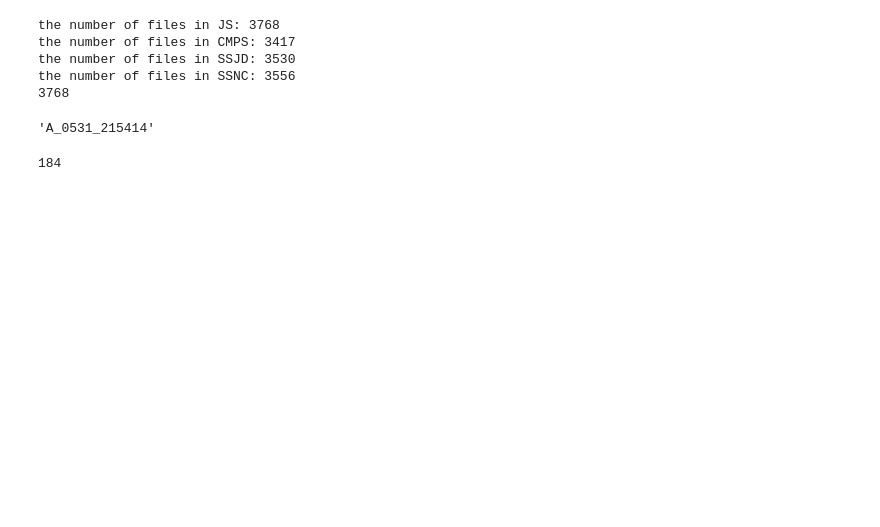
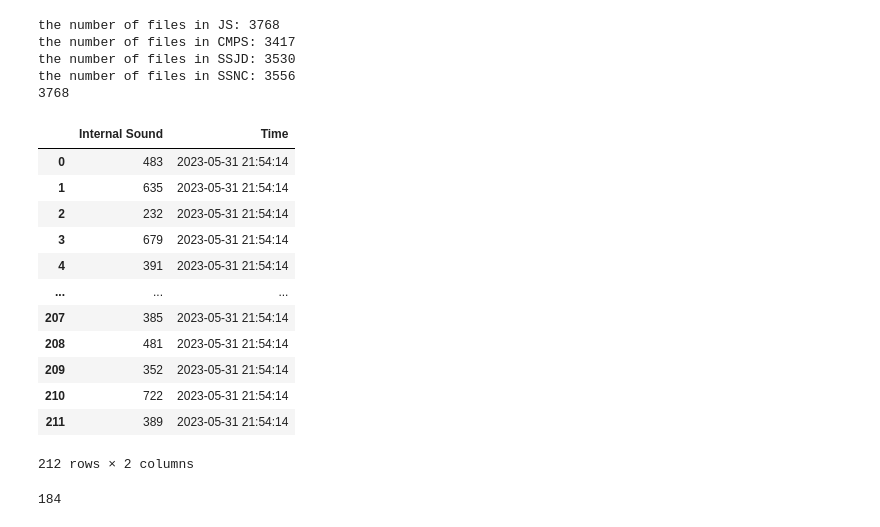
Before and after one commit to changyeon99/forCapstone, a Jupyter notebook: TimingBeltDataPreprocessing.ipynb, the cells around one changed output. Drawn from its saved outputs; the diff is of its cells as text; code cells hidden in the pictures; blank space fills up the shorter version.

```diff
--- a/TimingBeltDataPreprocessing.ipynb
+++ b/TimingBeltDataPreprocessing.ipynb
@@ -13,10 +13,14 @@ pd.options.display.max_rows = 90 # 적당히
 pd.options.display.max_columns = 45
 # %%
 # JS, CMPS, SSJD, SSNC. 결측치 및 이상 데이터를 포함하는 행을 제외한 Internal Sound 열
-filesinJS = []
+filesinJS = [] # 수집된 파일 이름을 알 수 있는 목록을 만들 거예요. 변수 A_0531_232959의 데이터 프레임이 들어갈 예정이라는 것.
 filesinCMPS = []
 filesinSSJD = []
 filesinSSNC = []
+filenamesinJS = []
+filenamesinCMPS = []
+filenamesinSSJD = []
+filenamesinSSNC = []
 faulttypelist = ['JS', 'CMPS', 'SSJD', 'SSNC'] # 결함 유형
 for faulttype in faulttypelist:
     os.chdir("C:\\Users\\99kit\\Desktop\\라즈베리파이제발\\Belt_"+faulttype)
@@ -26,38 +30,54 @@ for faulttype in faulttypelist:
     for i in range(len(filelist)):
         currentfile = datetime.datetime(2023, int(filelist[i][:2]), int(filelist[i][3:5]), int(filelist[i][6:8]), int(filelist[i][9:11]), int(filelist[i][12:14]))
         with open(filelist[i], 'r') as file:
             data = []
             for line in file:
                 values = line.strip().split(',')
                 if len(values)==3:
                     data.append(values) # Internal Sound, Ambient Temmp., Target Temp. 열에 값이 없거나 보다 많은 개수의 값이 존재하는 행은 버릴 것입니다.
             globals()['A_'+currentfile.strftime("%m%d_%H%M%S")] = pd.DataFrame(data, columns=['Internal Sound', 'Ambient Temp.', 'Target Temp.']) # 동적 변수 생성
             globals()['A_'+currentfile.strftime("%m%d_%H%M%S")]['Internal Sound'] = globals()['A_'+currentfile.strftime("%m%d_%H%M%S")]['Internal Sound'].astype(int)
             # globals()['A_'+currentfile.strftime("%m%d_%H%M%S")]['Ambient Temp.'] = globals()['A_'+currentfile.strftime("%m%d_%H%M%S")]['Ambient Temp.'].astype(float) # 온도 데이터 필요할 때 살리세요.
             # globals()['A_'+currentfile.strftime("%m%d_%H%M%S")]['Target Temp.'] = globals()['A_'+currentfile.strftime("%m%d_%H%M%S")]['Target Temp.'].astype(float)
             globals()['A_'+currentfile.strftime("%m%d_%H%M%S")] = pd.DataFrame(globals()['A_'+currentfile.strftime("%m%d_%H%M%S")].loc[:, 'Internal Sound']) # 온도 데이터 필요할 때 죽이세요.
             globals()['A_'+currentfile.strftime("%m%d_%H%M%S")]['Time'] = currentfile # Time 열 추가. 모든 행이 같은 시각.
             globals()['A_'+currentfile.strftime("%m%d_%H%M%S")]['Time'] = pd.to_datetime(globals()['A_'+currentfile.strftime("%m%d_%H%M%S")]['Time'])
             if faulttype == 'JS':
-                filesinJS.append('A_'+currentfile.strftime("%m%d_%H%M%S"))
+                filesinJS.append(globals()['A_'+currentfile.strftime("%m%d_%H%M%S")])
+                filenamesinJS.append('A_'+currentfile.strftime("%m%d_%H%M%S")) # 보험이에요.
             elif faulttype == 'CMPS':
-                filesinCMPS.append('A_'+currentfile.strftime("%m%d_%H%M%S"))
+                filesinCMPS.append(globals()['A_'+currentfile.strftime("%m%d_%H%M%S")])
+                filenamesinCMPS.append('A_'+currentfile.strftime("%m%d_%H%M%S"))
             elif faulttype == 'SSJD':
-                filesinSSJD.append('A_'+currentfile.strftime("%m%d_%H%M%S"))
+                filesinSSJD.append(globals()['A_'+currentfile.strftime("%m%d_%H%M%S")])
+                filenamesinSSJD.append('A_'+currentfile.strftime("%m%d_%H%M%S"))
             elif faulttype == 'SSNC':
-                filesinSSNC.append('A_'+currentfile.strftime("%m%d_%H%M%S"))
+                filesinSSNC.append(globals()['A_'+currentfile.strftime("%m%d_%H%M%S")])
+                filenamesinSSNC.append('A_'+currentfile.strftime("%m%d_%H%M%S"))
             num += 1
     print(f"the number of files in {faulttype}: {num}") # 3768, 3417, 3530, 3556
 print(len(filesinJS)) # 3768
 filesinCMPS[-1] # CMPS 마지막 동적 변수 이름
 # A_0531_232959 # 동적 변수 이름
 # %% [output]
 the number of files in JS: 3768
 the number of files in CMPS: 3417
 the number of files in SSJD: 3530
 the number of files in SSNC: 3556
 3768
+|  | Internal Sound | Time |
+| 0 | 483 | 2023-05-31 21:54:14 |
+| 1 | 635 | 2023-05-31 21:54:14 |
+| 2 | 232 | 2023-05-31 21:54:14 |
+| 3 | 679 | 2023-05-31 21:54:14 |
+| 4 | 391 | 2023-05-31 21:54:14 |
+| ... | ... | ... |
+| 207 | 385 | 2023-05-31 21:54:14 |
+| 208 | 481 | 2023-05-31 21:54:14 |
+| 209 | 352 | 2023-05-31 21:54:14 |
+| 210 | 722 | 2023-05-31 21:54:14 |
+| 211 | 389 | 2023-05-31 21:54:14 |
-'A_0531_215414'
+212 rows × 2 columns
 # %%
 # 모든 폴더에 대해 시작 파일부터 1초 단위로 파일이 생성되었는지 확인.
 # 누락 파일명 기억해뒀다가 신호처리 후 선형 보간 예정. 다른 방법이 없다.
```
Also changed, not shown: parts of 12 cells of this notebook.
